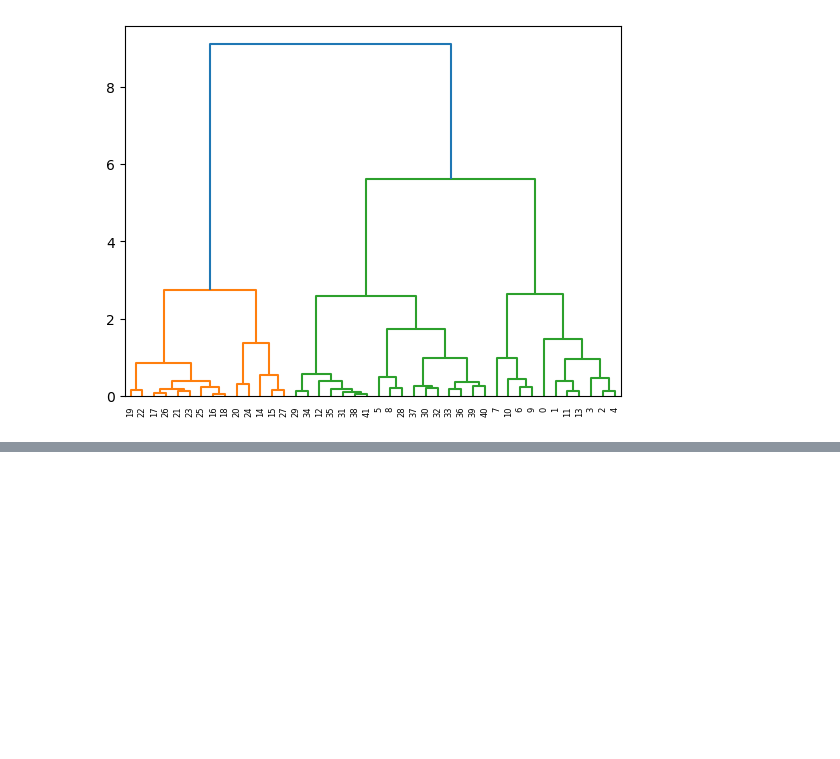
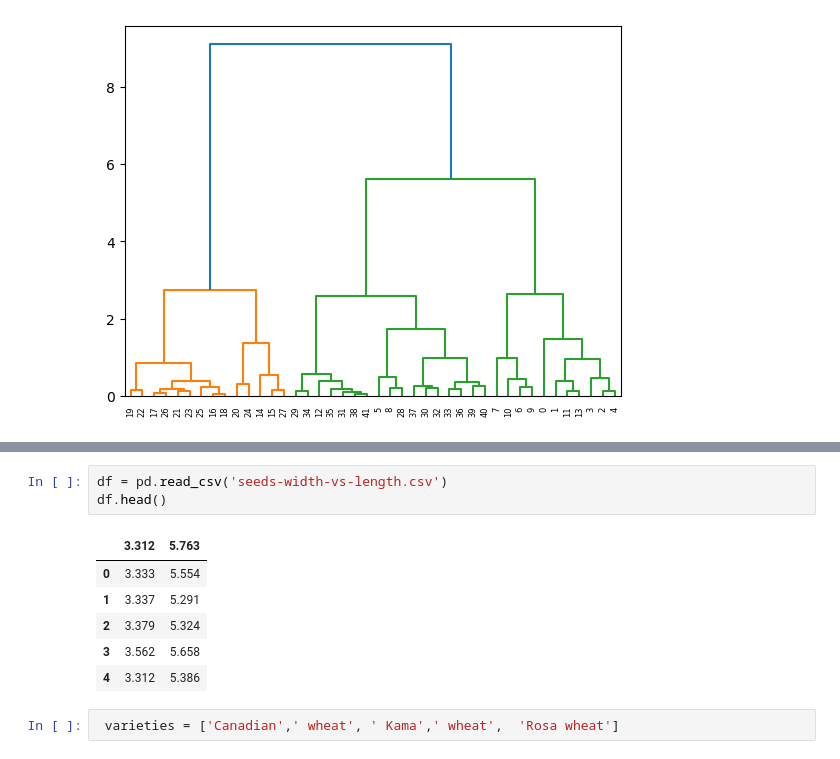
Before and after one commit to Mahnoor-Rana/Unsupervised-Learning, a Jupyter notebook: Visualization with hierarchical clustering and t-SNE/Visualization with hierarchical clustering and t-SNE.ipynb, the cells around one changed output, grey strips where cells are left out. Drawn from its saved outputs; the diff is of its cells as text; blank space fills up the shorter version.

```diff
--- a/Visualization with hierarchical clustering and t-SNE/Visualization with hierarchical clustering and t-SNE.ipynb
+++ b/Visualization with hierarchical clustering and t-SNE/Visualization with hierarchical clustering and t-SNE.ipynb
@@ -65,0 +83,12 @@ plt.show()
+# %%
+df = pd.read_csv('seeds-width-vs-length.csv')
+df.head()
+# %% [output]
+|  | 3.312 | 5.763 |
+| 0 | 3.333 | 5.554 |
+| 1 | 3.337 | 5.291 |
+| 2 | 3.379 | 5.324 |
+| 3 | 3.562 | 5.658 |
+| 4 | 3.312 | 5.386 |
+# %%
+ varieties = ['Canadian',' wheat', ' Kama',' wheat',  'Rosa wheat']
```
Also changed, not shown: parts of 3 cells of this notebook.
